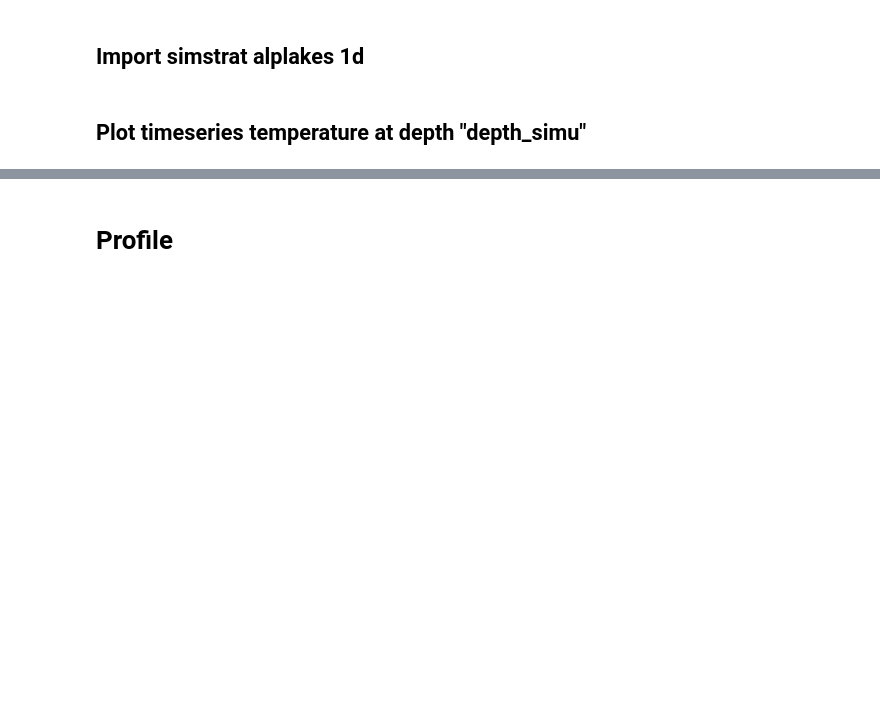
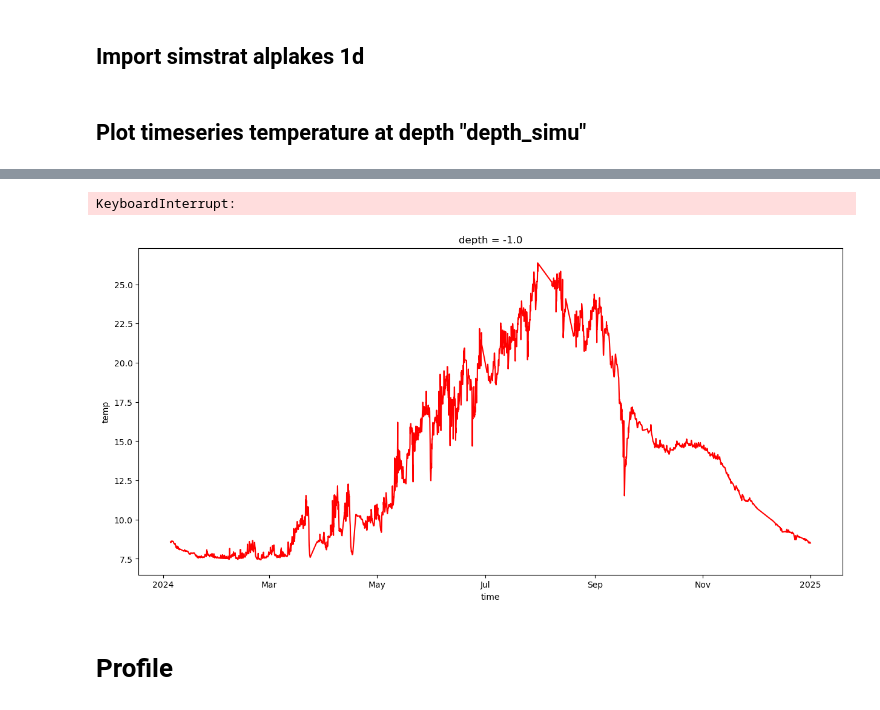
Before and after one commit to leroquan/plot_results, a Jupyter notebook: plot_mitgcm_measure.ipynb, the cells around one changed output, grey strips where cells are left out. Saved outputs shown, nothing was run; the diff lists cells and outputs as text; code cells hidden in the pictures; blank space fills up the shorter version.

```diff
--- a/plot_mitgcm_measure.ipynb
+++ b/plot_mitgcm_measure.ipynb
@@ -30,12 +31,5 @@ It imports local MITgcm simulation results.
 # %%
 lake_name = "geneva"
 sta_name = 'geneva_lexplore'
+
+model = 'geneva_200m_dalton'
-# %%
-model = 'new_geneva_200m'
-with open('mitgcm/config.json', 'r') as file:
-    mitgcm_config = json.load(file)[socket.gethostname()][model]
-
-datapath = mitgcm_config['datapath']
-gridpath = mitgcm_config['gridpath']
-ref_date = mitgcm_config['ref_date']
-dt_mitgcm_results = mitgcm_config['dt']
@@ -150,7 +70,7 @@ if xr_measure is not None:
     meas_selected = xr_measure['temp'].sel(depth=depth_plot, method='nearest') #.sel(time=slice(start_date,end_date))
     meas_selected.plot(label=f'Measure Idronaut', color='r')
 
-simstrat_data['temperature'].sel(depth=-depth_plot, method='nearest').sel(time=slice(start_date,end_date)).plot(label=f'Simstrat 1D', color='g')
+#simstrat_data['temperature'].sel(depth=-depth_plot, method='nearest').sel(time=slice(start_date,end_date)).plot(label=f'Simstrat 1D', color='g')
 
 sim_selected=ds_to_plot[var_to_plot].sel(Z=depth_plot, XC=xc_mitgcm_station, YC=yc_mitgcm_station, method='nearest') #.sel(time=slice(start_date, end_date))
 sim_selected.plot(label='Simulation MITgcm', color='b')
@@ -160,5 +80,5 @@ plt.legend()
 ax.yaxis.set_major_locator(ticker.MultipleLocator(1))
 plt.title(f"Temperature {sta_name} at depth {depth_plot}m")
 
-plt.savefig(rf"output_plots\{lake_name}\geneva_1year_200m_{depth_plot}m.png")
+#plt.savefig(rf"output_plots\{lake_name}\geneva_1year_200m_{depth_plot}m.png")
 # %% [output]
@@ -167,3 +85,5 @@ plt.savefig(rf"output_plots\{lake_name}\geneva_1year_200m_{depth_plot}m.png")
+KeyboardInterrupt:
+[figure, added]
 # %% [markdown]
 # Profile
 # %%
```
Also changed, not shown: parts of 16 cells of this notebook.
